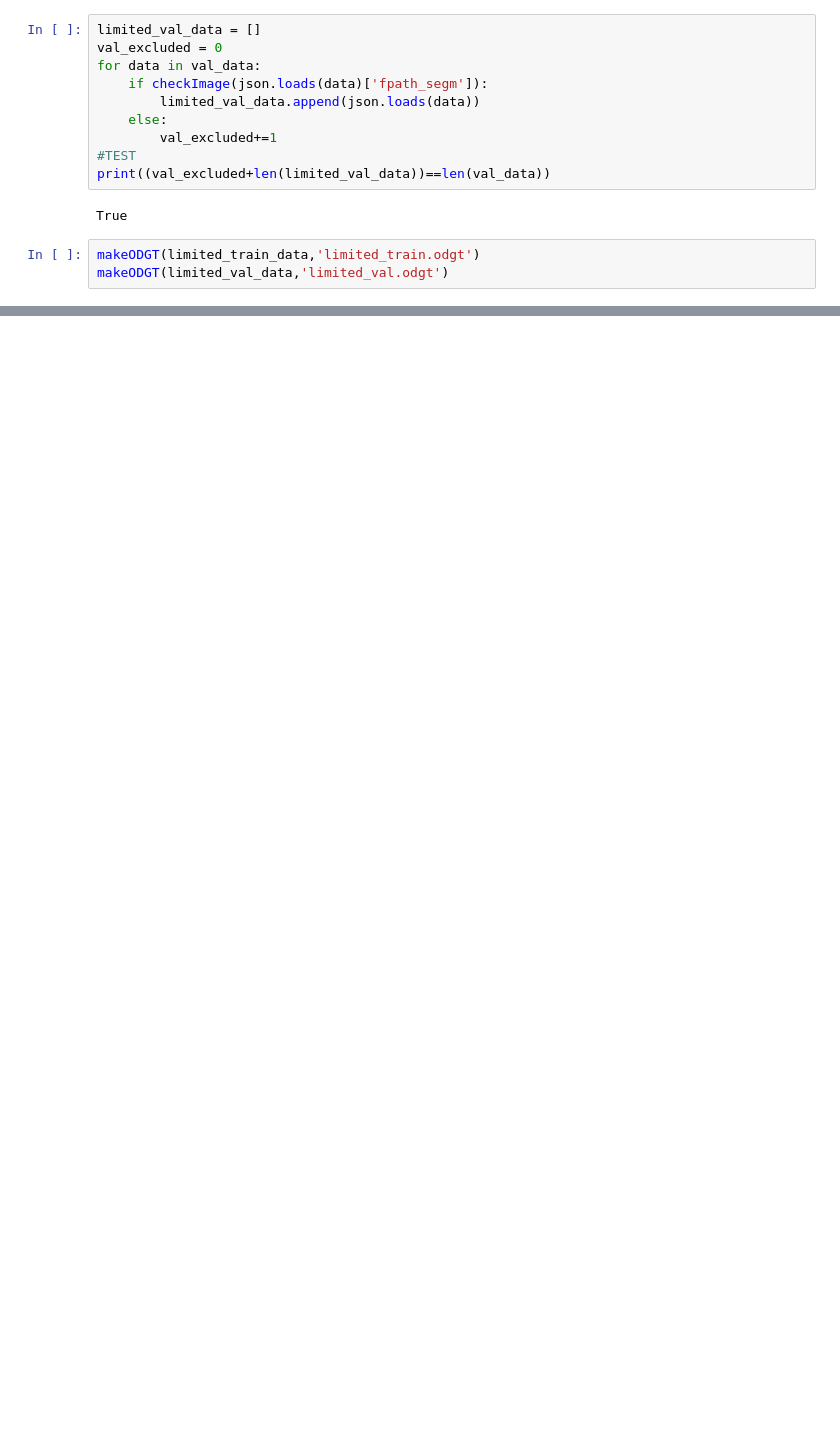
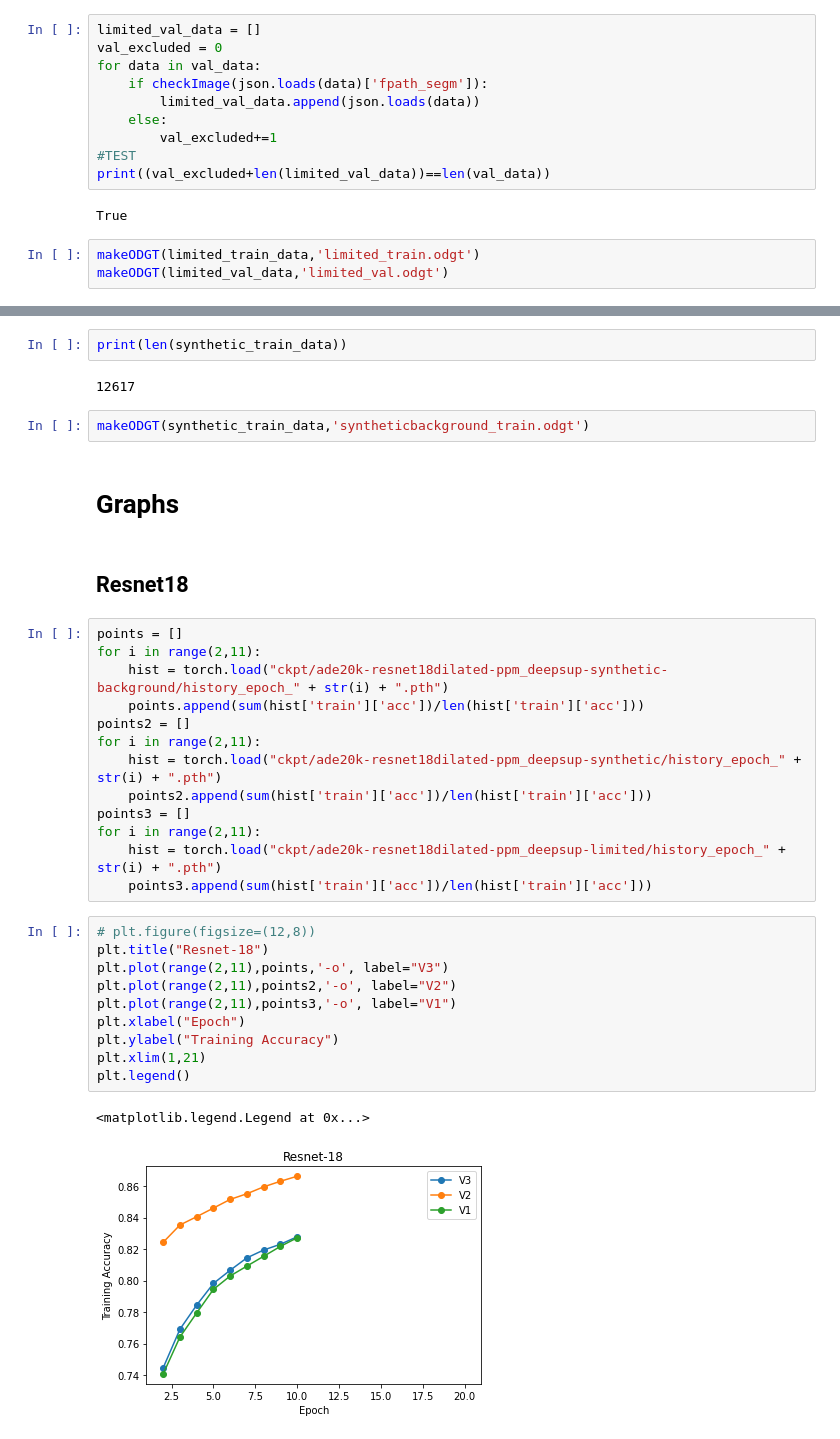
Before and after one commit to hturner08/BlackWhiteSegmentation, a Jupyter notebook: PaperVisualizations.ipynb, the cells around one changed output, grey strips where cells are left out. Cells and saved outputs as stored; diff of their text form; blank space fills up the shorter version.

```diff
--- a/PaperVisualizations.ipynb
+++ b/PaperVisualizations.ipynb
@@ -302,0 +409,36 @@ print(len(limited_val_data))
+# %%
+print(len(synthetic_train_data))
+# %% [output]
+12617
+# %%
+makeODGT(synthetic_train_data,'syntheticbackground_train.odgt')
+# %% [markdown]
+# Graphs
+# %% [markdown]
+## Resnet18
+# %%
+points = []
+for i in range(2,11):
+    hist = torch.load("ckpt/ade20k-resnet18dilated-ppm_deepsup-synthetic-background/history_epoch_" + str(i) + ".pth")
+    points.append(sum(hist['train']['acc'])/len(hist['train']['acc']))
+points2 = []
+for i in range(2,11):
+    hist = torch.load("ckpt/ade20k-resnet18dilated-ppm_deepsup-synthetic/history_epoch_" + str(i) + ".pth")
+    points2.append(sum(hist['train']['acc'])/len(hist['train']['acc']))
+points3 = []
+for i in range(2,11):
+    hist = torch.load("ckpt/ade20k-resnet18dilated-ppm_deepsup-limited/history_epoch_" + str(i) + ".pth")
+    points3.append(sum(hist['train']['acc'])/len(hist['train']['acc']))
+# %%
+# plt.figure(figsize=(12,8))
+plt.title("Resnet-18")
+plt.plot(range(2,11),points,'-o', label="V3")
+plt.plot(range(2,11),points2,'-o', label="V2")
+plt.plot(range(2,11),points3,'-o', label="V1")
+plt.xlabel("Epoch")
+plt.ylabel("Training Accuracy")
+plt.xlim(1,21)
+plt.legend()
+# %% [output]
+<matplotlib.legend.Legend at 0x...>
+[figure, added]
```
Also changed, not shown: parts of 27 cells of this notebook, 26 other files.
